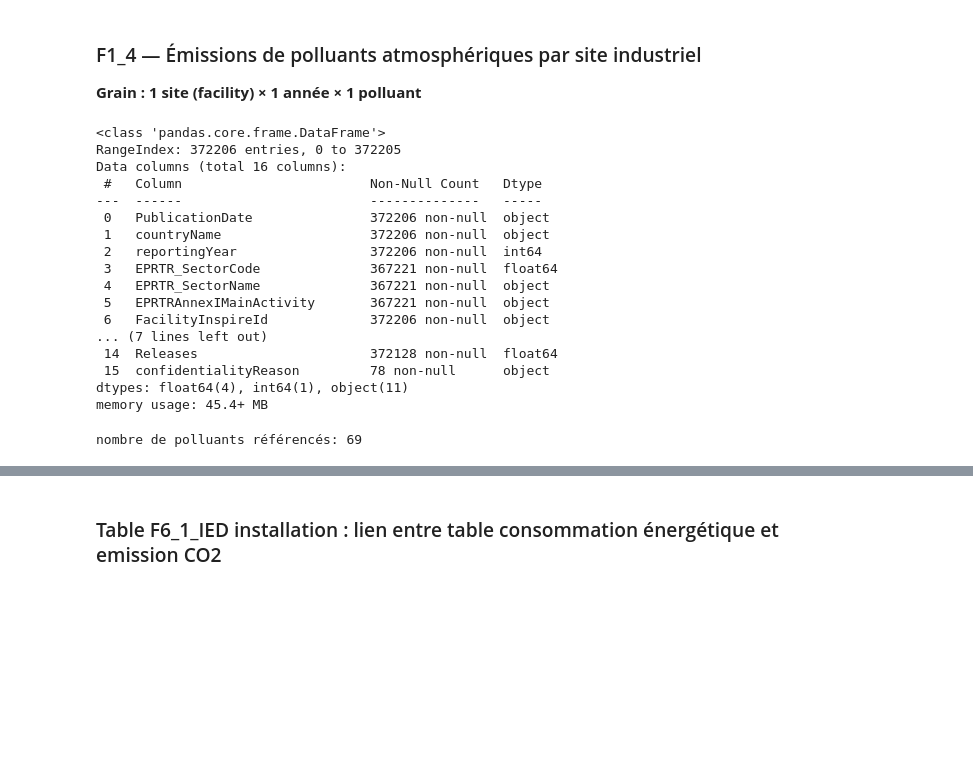
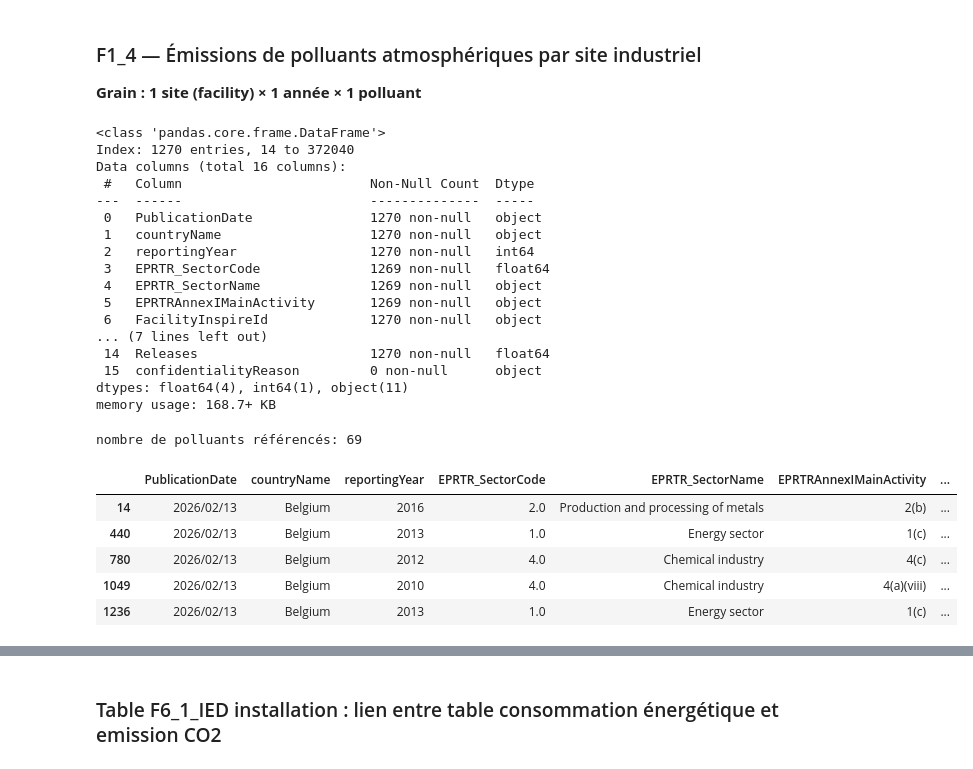
Before and after one commit to olivierpi974/belgian-environement-monitor, a Jupyter notebook: projet_final_notebook_olivierP.ipynb, the cells around one changed output, grey strips where cells are left out. Drawn from its saved outputs; the diff is of its cells as text; code cells hidden in the pictures; blank space fills up the shorter version.

```diff
--- a/projet_final_notebook_olivierP.ipynb
+++ b/projet_final_notebook_olivierP.ipynb
@@ -164,26 +164,35 @@ array(['LCPCharacteristics', 'DUST', 'SO2', 'NOX', 'CONFIDENTIAL',
 ### F1_4 — Émissions de polluants atmosphériques par site industriel
 **Grain : 1 site (facility) × 1 année × 1 polluant**
 # %%
-df_f1.info()
+be_f1.info()
 # %% [output]
 <class 'pandas.core.frame.DataFrame'>
-RangeIndex: 372206 entries, 0 to 372205
+Index: 1270 entries, 14 to 372040
 Data columns (total 16 columns):
- #   Column                        Non-Null Count   Dtype
----  ------                        --------------   -----
- 0   PublicationDate               372206 non-null  object
- 1   countryName                   372206 non-null  object
- 2   reportingYear                 372206 non-null  int64
- 3   EPRTR_SectorCode              367221 non-null  float64
- 4   EPRTR_SectorName              367221 non-null  object
- 5   EPRTRAnnexIMainActivity       367221 non-null  object
- 6   FacilityInspireId             372206 non-null  object
+ #   Column                        Non-Null Count  Dtype
+---  ------                        --------------  -----
+ 0   PublicationDate               1270 non-null   object
+ 1   countryName                   1270 non-null   object
+ 2   reportingYear                 1270 non-null   int64
+ 3   EPRTR_SectorCode              1269 non-null   float64
+ 4   EPRTR_SectorName              1269 non-null   object
+ 5   EPRTRAnnexIMainActivity       1269 non-null   object
+ 6   FacilityInspireId             1270 non-null   object
 ... (7 lines left out)
- 14  Releases                      372128 non-null  float64
- 15  confidentialityReason         78 non-null      object
+ 14  Releases                      1270 non-null   float64
+ 15  confidentialityReason         0 non-null      object
 dtypes: float64(4), int64(1), object(11)
-memory usage: 45.4+ MB
+memory usage: 168.7+ KB
 # %%
 print(f"nombre de polluants référencés: {len(df_f1['Pollutant'].unique())}")
 # %% [output]
 nombre de polluants référencés: 69
+# %%
+be_f1.head()
+# %% [output]
+|  | PublicationDate | countryName | reportingYear | EPRTR_SectorCode | EPRTR_SectorName | EPRTRAnnexIMainActivity | ... |
+| 14 | 2026/02/13 | Belgium | 2016 | 2.0 | Production and processing of metals | 2(b) | ... |
+| 440 | 2026/02/13 | Belgium | 2013 | 1.0 | Energy sector | 1(c) | ... |
+| 780 | 2026/02/13 | Belgium | 2012 | 4.0 | Chemical industry | 4(c) | ... |
+| 1049 | 2026/02/13 | Belgium | 2010 | 4.0 | Chemical industry | 4(a)(viii) | ... |
+| 1236 | 2026/02/13 | Belgium | 2013 | 1.0 | Energy sector | 1(c) | ... |
```
Also changed, not shown: parts of 6 cells of this notebook, 4 other files.
